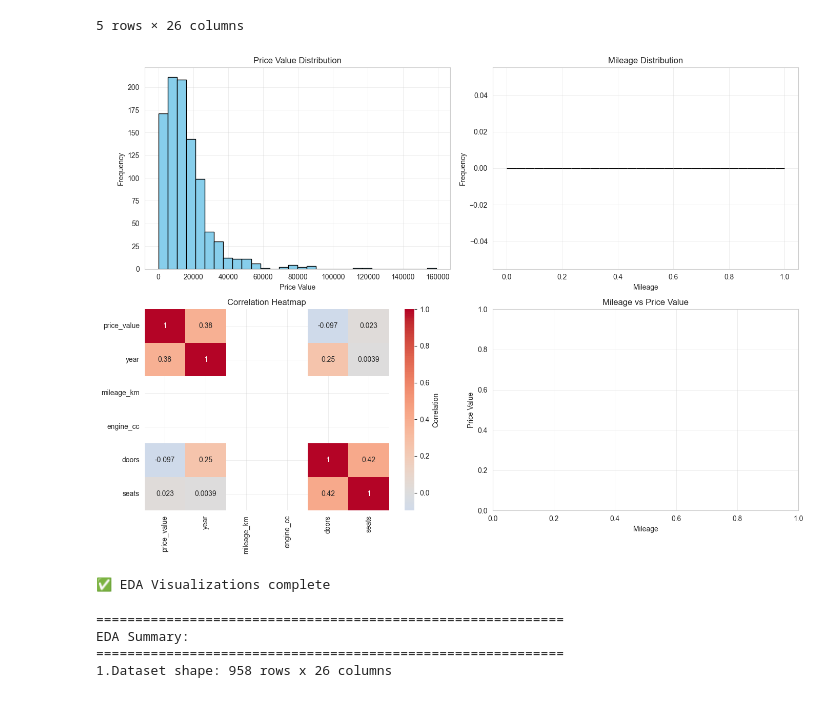
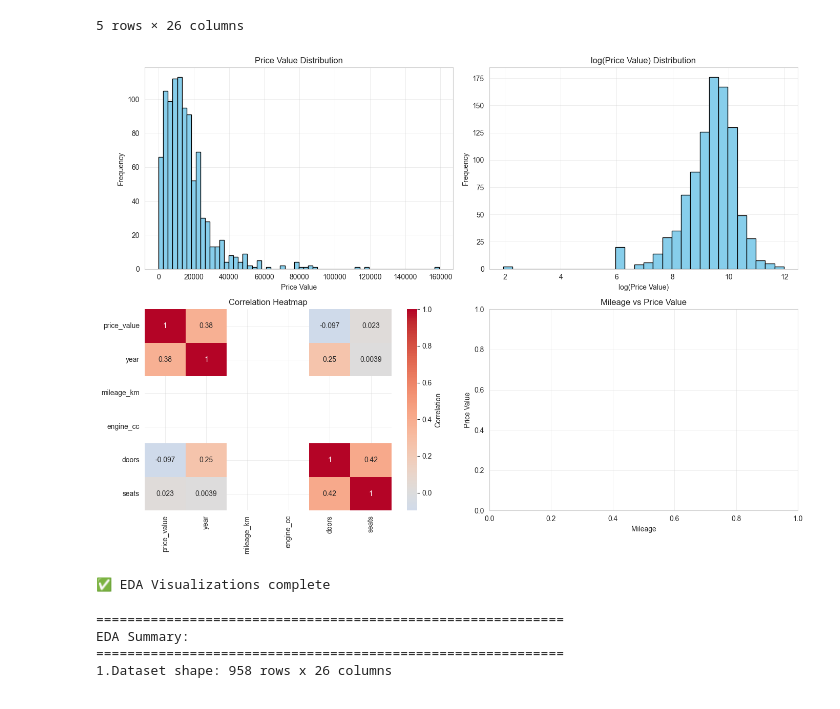
Before and after one commit to Cyrusz55/Japan_car_price_prediction_project, a Jupyter notebook: book1.ipynb, the cells around one changed output. Drawn from its saved outputs; the diff is of its cells as text; code cells hidden in the pictures.

```diff
--- a/book1.ipynb
+++ b/book1.ipynb
@@ -149,36 +149,37 @@ df.head()
 # %%
 # visua;izations
 fig, axes = plt.subplots(2, 2, figsize=(14, 10))
 
 # Target distribution
-df[TARGET].hist(ax=axes[0, 0], bins=30, color='skyblue', edgecolor='black')
+df[TARGET].hist(ax=axes[0, 0], bins=60, color='skyblue', edgecolor='black')
 axes[0, 0].set_title('Price Value Distribution')
 axes[0, 0].set_xlabel('Price Value')
 axes[0, 0].set_ylabel('Frequency')
 
-# feature distribution
-df['mileage_km'].hist(ax=axes[0, 1], bins=30, color = 'steelblue', edgecolor='black')
-axes[0, 1].set_title('Mileage Distribution')
-axes[0, 1].set_xlabel('Mileage')
+# Target log scale distribution
+axes[0, 1].hist(np.log1p(df[TARGET]), bins = 30, color = 'skyblue', edgecolor = 'black')
+axes[0, 1].set_title('log(Price Value) Distribution')
+axes[0, 1].set_xlabel('log(Price Value)')
 axes[0, 1].set_ylabel('Frequency')
+
 
 # correlation heatmap
 num_cols_temp = df.select_dtypes(include=np.number).columns
 sns.heatmap(df[num_cols_temp].corr(), ax = axes[1,0], annot=True, cmap='coolwarm', center = 0, cbar_kws = {'label': 'Correlation'})
 axes[1, 0].set_title('Correlation Heatmap')
 
 # scatter plot
 sns.scatterplot(x='mileage_km', y=TARGET, data= df, ax=axes[1, 1], color='coral', edgecolor='black')
 axes[1, 1].set_title('Mileage vs Price Value')
 axes[1, 1].set_xlabel('Mileage')
 axes[1, 1].set_ylabel('Price Value')
 
 plt.tight_layout()
 plt.show()
 
 print("\n✅ EDA Visualizations complete")
 # %% [output]
-[figure, old version]
+[figure, new version]
 ✅ EDA Visualizations complete
 # %%
 # EDA summary
```
Also changed, not shown: parts of 13 cells of this notebook, 18 other files.
